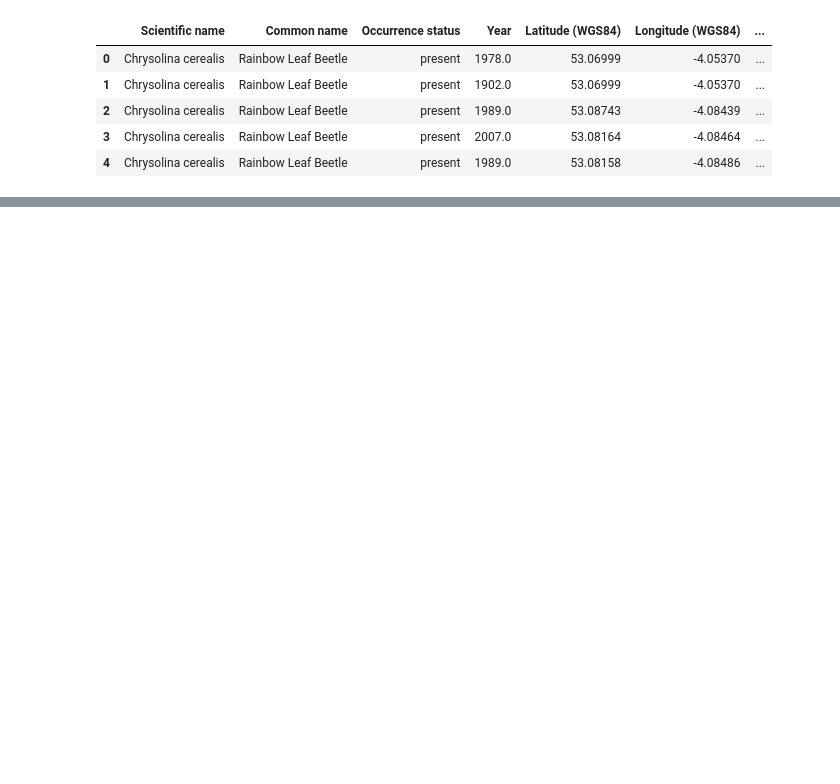
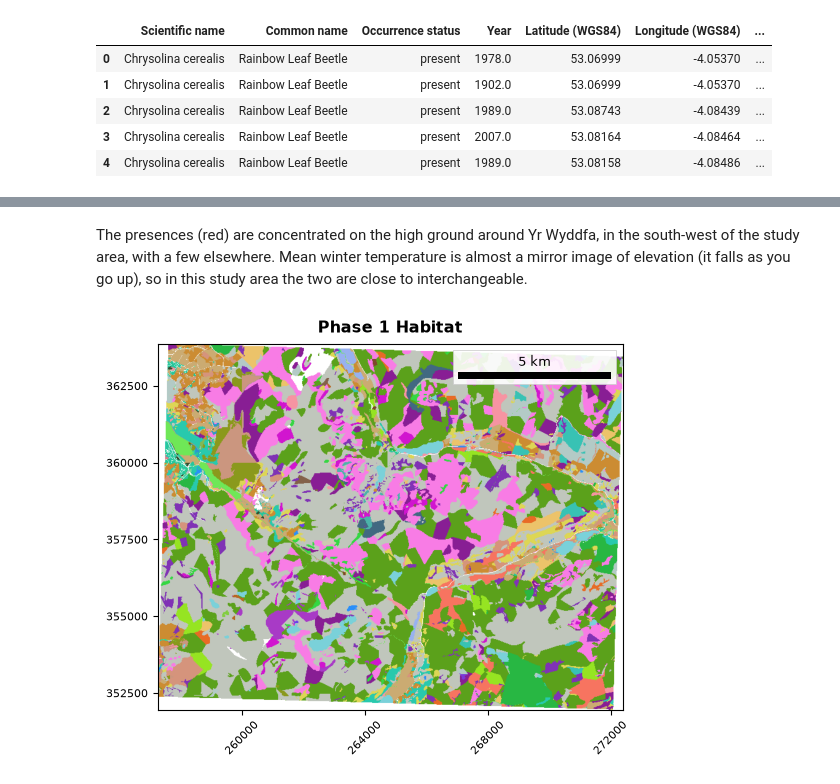
Before and after one commit to remotesensinginfo/rsgispy-tutorials, a Jupyter notebook: 11_case_study_species_distribution/01_prepare_datasets.ipynb, the cells around one changed output, grey strips where cells are left out. Cells and saved outputs as stored; diff of their text form; code cells hidden in the pictures; blank space fills up the shorter version.

```diff
--- a/11_case_study_species_distribution/01_prepare_datasets.ipynb
+++ b/11_case_study_species_distribution/01_prepare_datasets.ipynb
@@ -277,35 +191,0 @@ os.makedirs(phase1_dist_dir, exist_ok=True)
-# %%
-for cls_pxl_id in cls_id_lut:
-    phase1_code = cls_id_lut[cls_pxl_id]
-    calc_dist = False
-    if phase1_code in cls_names_lut:
-        print(cls_names_lut[phase1_code])
-        phase1_cls_name_str = rsgispy.tools.strings.check_str(
-            cls_names_lut[phase1_code],
-            rm_non_ascii=True,
-            rm_dashs=True,
-            rm_spaces=True,
-            rm_punc=True,
-        )
-        print(f"\t{phase1_cls_name_str}")
-        dist_img = os.path.join(phase1_dist_dir, f"{phase1_cls_name_str}_dist.tif")
-        calc_dist = True
-    elif phase1_code == "mosaic":
-        dist_img = os.path.join(phase1_dist_dir, "mosaic_dist.tif")
-        calc_dist = True
-    if calc_dist:
-        rsgispy.imagecalc.distance.calc_dist_to_img_vals(
-            phase1_img,
-            dist_img,
-            pxl_vals=[cls_pxl_id],
-            img_band=1,
-            max_dist=None,
-            unit_geo=True,
-            gdalformat="GTIFF",
-            no_data_val=None,
-            out_no_data_val=-9999,
-            use_pbar=False,
-        )
-        rsgispy.imageutils.stats.pop_img_stats(
-            dist_img, no_data_val=-9999, calc_pyramids=True, use_pbar=False
-        )
@@ -380,0 +592,12 @@ ax.tick_params(axis="x", labelrotation=45)
+# %% [markdown]
+The presences (red) are concentrated on the high ground around Yr Wyddfa, in the south-west of the study area, with a few elsewhere. Mean winter temperature is almost a mirror image of elevation (it falls as you go up), so in this study area the two are close to interchangeable.
+# %%
+fig, ax = plt.subplots(figsize=(6, 5))
+rsgispy.mapping.raster.create_thematic_raster_map(
+    ax,
+    input_img=phase1_img,
+    title_str="Phase 1 Habitat",
+)
+ax.tick_params(axis="x", labelrotation=45)
+# %% [output]
+[figure, added]
```
Also changed, not shown: parts of 70 cells of this notebook, 5 other files.
